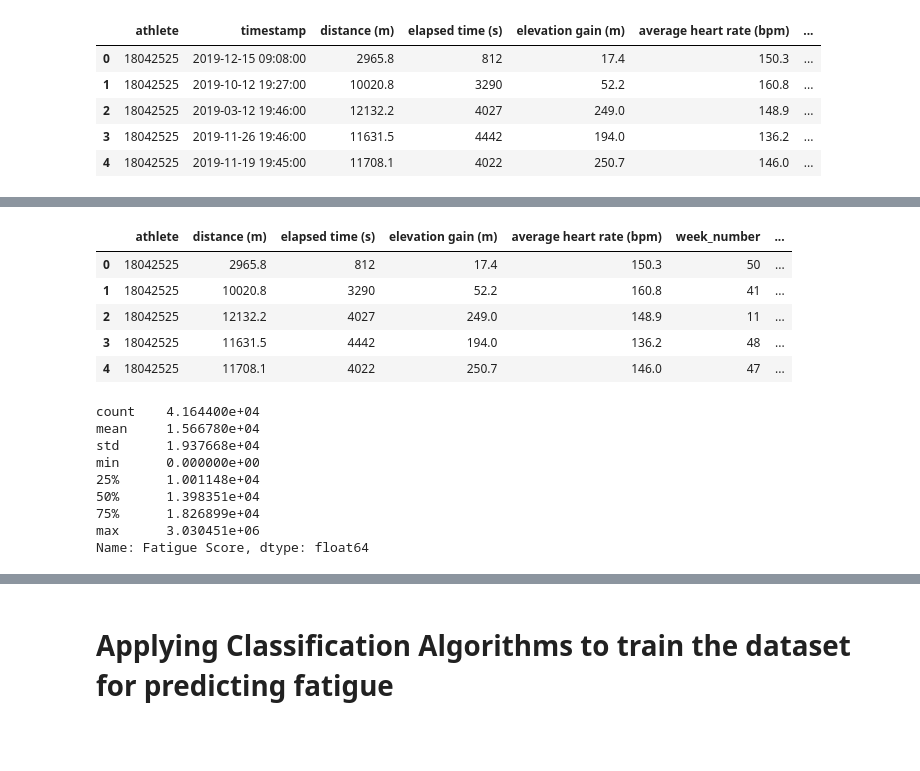
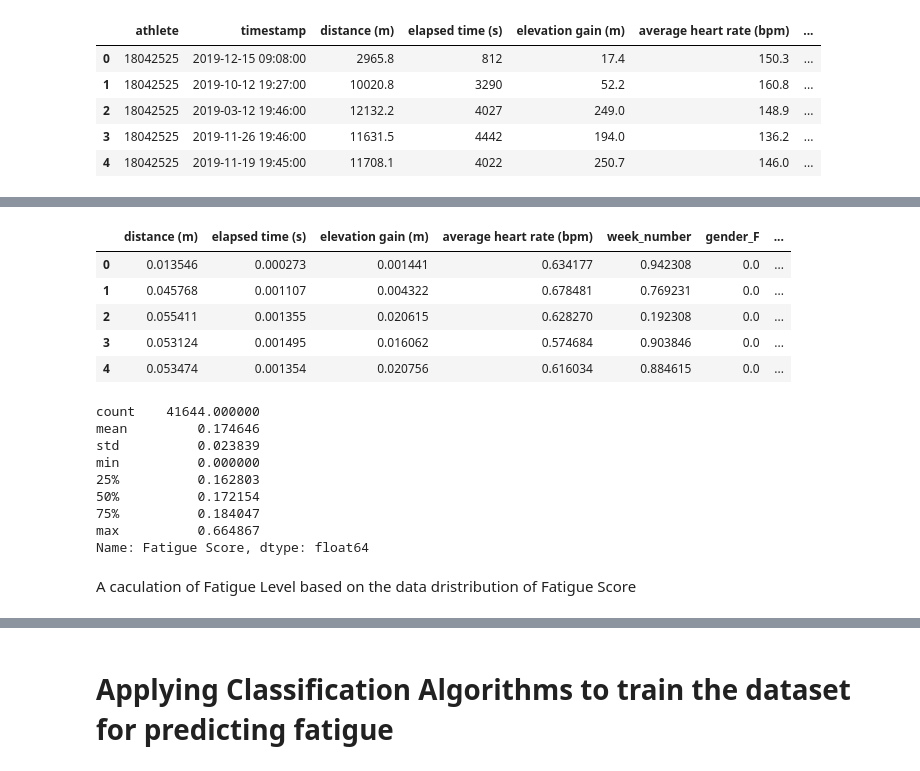
Before and after one commit to ajeuphoria/MSc-Dissertation-Project, a Jupyter notebook: MSc_Final_Project.ipynb, the cells around one changed output, grey strips where cells are left out. Saved outputs shown, nothing was run; the diff lists cells and outputs as text; code cells hidden in the pictures; blank space fills up the shorter version.

```diff
--- a/MSc_Final_Project.ipynb
+++ b/MSc_Final_Project.ipynb
@@ -584,0 +632,5 @@ df_encoded.drop('timestamp', axis = 1, inplace = True)
+# %%
+df_encoded['Fatigue Score'] = df_encoded['distance (m)'] + \
+                              df_encoded['elapsed time (s)'] + \
+                              df_encoded['elevation gain (m)'] + \
+                              df_encoded['average heart rate (bpm)']
@@ -588,0 +648,5 @@ df_fatigue = df_encoded.copy()
+# %%
+from sklearn.preprocessing import MinMaxScaler
+scaler = MinMaxScaler()
+
+df_normalized = pd.DataFrame(scaler.fit_transform(df_fatigue), columns=df_fatigue.columns)
@@ -589,24 +662,36 @@ df_fatigue = df_encoded.copy()
+# %%
+# Applying  weights for the features for their corelation to fatigue level
+
+weight_heart_rate = 0.25
+weight_elevation_gain = 0.30
+weight_distance = 0.25
+weight_elapsed_time = 0.20
 # %%
-df_fatigue['Fatigue Score'] = abs(df_fatigue['distance (m)'] + df_fatigue['elapsed time (s)'] + df_fatigue['elevation gain (m)'] + df_fatigue['average heart rate (bpm)'])
+df_normalized['Fatigue Score'] = (weight_distance * df_normalized['distance (m)'] +
+                               weight_elapsed_time * df_normalized['elapsed time (s)'] +
+                               weight_elevation_gain * df_normalized['elevation gain (m)'] +
+                               weight_heart_rate * df_normalized['average heart rate (bpm)'])
 # %%
-df_fatigue.head()
+df_normalized.head()
 # %% [output]
-|  | athlete | distance (m) | elapsed time (s) | elevation gain (m) | average heart rate (bpm) | week_number | ... |
-| 0 | 18042525 | 2965.8 | 812 | 17.4 | 150.3 | 50 | ... |
-| 1 | 18042525 | 10020.8 | 3290 | 52.2 | 160.8 | 41 | ... |
-| 2 | 18042525 | 12132.2 | 4027 | 249.0 | 148.9 | 11 | ... |
-| 3 | 18042525 | 11631.5 | 4442 | 194.0 | 136.2 | 48 | ... |
-| 4 | 18042525 | 11708.1 | 4022 | 250.7 | 146.0 | 47 | ... |
+|  | distance (m) | elapsed time (s) | elevation gain (m) | average heart rate (bpm) | week_number | gender_F | ... |
+| 0 | 0.013546 | 0.000273 | 0.001441 | 0.634177 | 0.942308 | 0.0 | ... |
+| 1 | 0.045768 | 0.001107 | 0.004322 | 0.678481 | 0.769231 | 0.0 | ... |
+| 2 | 0.055411 | 0.001355 | 0.020615 | 0.628270 | 0.192308 | 0.0 | ... |
+| 3 | 0.053124 | 0.001495 | 0.016062 | 0.574684 | 0.903846 | 0.0 | ... |
+| 4 | 0.053474 | 0.001354 | 0.020756 | 0.616034 | 0.884615 | 0.0 | ... |
 # %%
-df_fatigue['Fatigue Score'].describe()
+df_normalized['Fatigue Score'].describe()
 # %% [output]
-count    4.164400e+04
-mean     1.566780e+04
-std      1.937668e+04
-min      0.000000e+00
-25%      1.001148e+04
-50%      1.398351e+04
-75%      1.826899e+04
-max      3.030451e+06
+count    41644.000000
+mean         0.174646
+std          0.023839
+min          0.000000
+25%          0.162803
+50%          0.172154
+75%          0.184047
+max          0.664867
 Name: Fatigue Score, dtype: float64
+# %% [markdown]
+A caculation of Fatigue Level based on the data dristribution of Fatigue Score
 # %%
```
Also changed, not shown: parts of 80 cells of this notebook.
